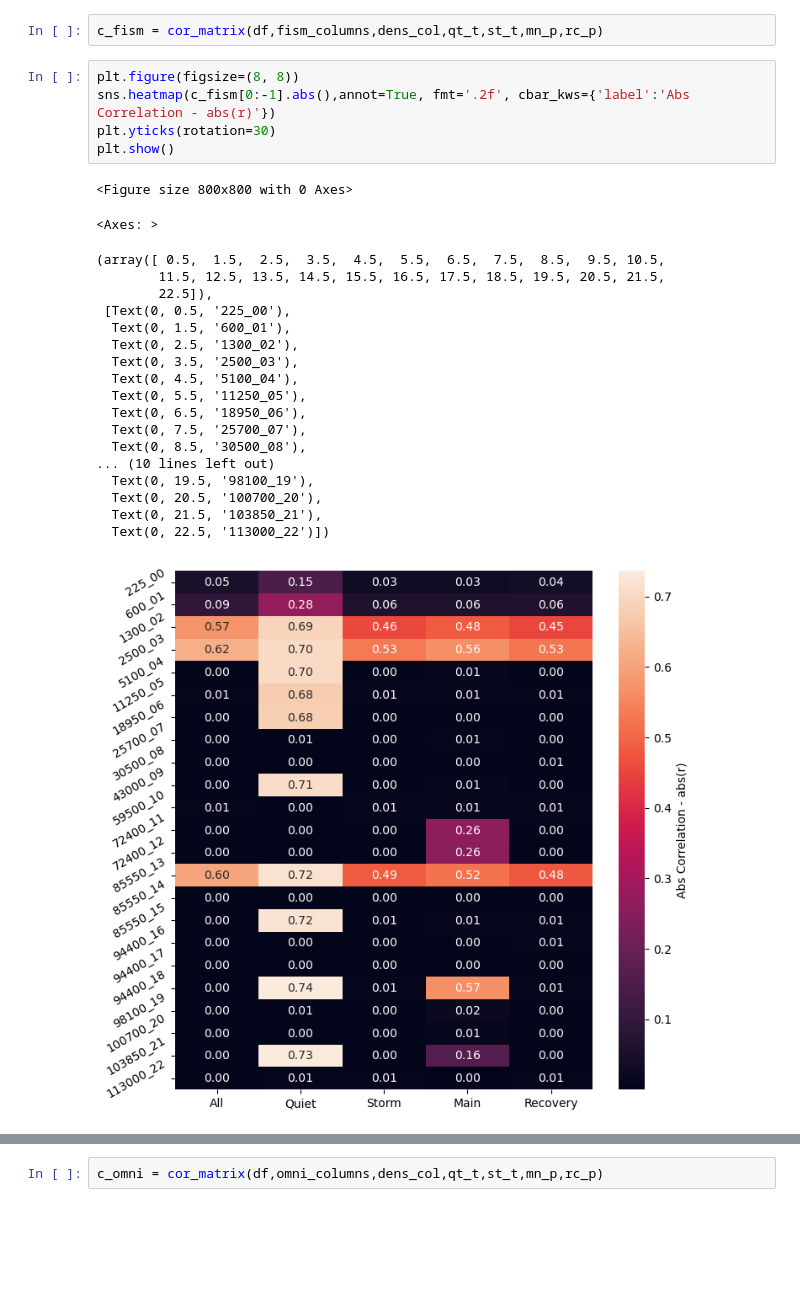
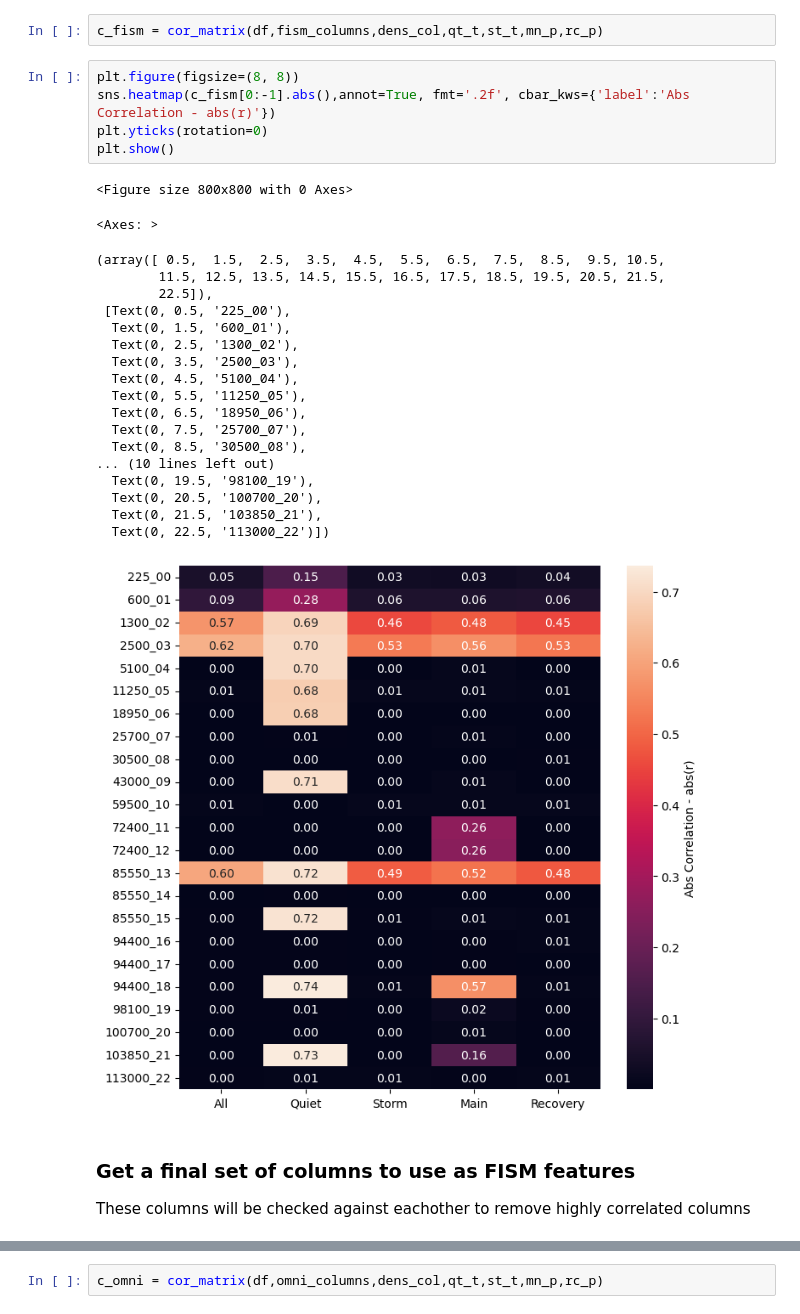
Before and after one commit to kylermurphy/SatDrag, a Jupyter notebook: Notebooks/Coor_database_v3.ipynb, the cells around one changed output, grey strips where cells are left out. Drawn from its saved outputs; the diff is of its cells as text; blank space fills up the shorter version.

```diff
--- a/Notebooks/Coor_database_v3.ipynb
+++ b/Notebooks/Coor_database_v3.ipynb
@@ -93,26 +107,29 @@ c_fism = cor_matrix(df,fism_columns,dens_col,qt_t,st_t,mn_p,rc_p)
 # %%
 plt.figure(figsize=(8, 8))
 sns.heatmap(c_fism[0:-1].abs(),annot=True, fmt='.2f', cbar_kws={'label':'Abs Correlation - abs(r)'})
-plt.yticks(rotation=30)
+plt.yticks(rotation=0)
 plt.show()
 # %% [output]
 <Figure size 800x800 with 0 Axes>
 <Axes: >
 (array([ 0.5,  1.5,  2.5,  3.5,  4.5,  5.5,  6.5,  7.5,  8.5,  9.5, 10.5,
         11.5, 12.5, 13.5, 14.5, 15.5, 16.5, 17.5, 18.5, 19.5, 20.5, 21.5,
         22.5]),
  [Text(0, 0.5, '225_00'),
   Text(0, 1.5, '600_01'),
   Text(0, 2.5, '1300_02'),
   Text(0, 3.5, '2500_03'),
   Text(0, 4.5, '5100_04'),
   Text(0, 5.5, '11250_05'),
   Text(0, 6.5, '18950_06'),
   Text(0, 7.5, '25700_07'),
   Text(0, 8.5, '30500_08'),
 ... (10 lines left out)
   Text(0, 19.5, '98100_19'),
   Text(0, 20.5, '100700_20'),
   Text(0, 21.5, '103850_21'),
   Text(0, 22.5, '113000_22')])
-[figure, old version]
+[figure, new version]
+# %% [markdown]
+### Get a final set of columns to use as FISM features
+These columns will be checked against eachother to remove highly correlated columns
```
Also changed, not shown: parts of 17 cells of this notebook.
